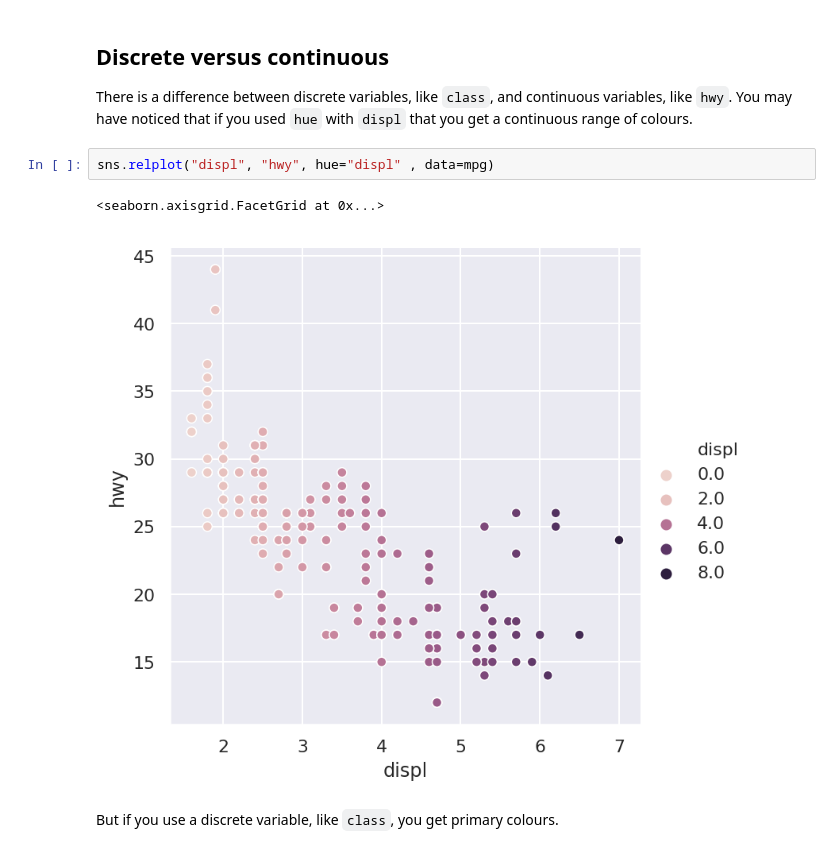
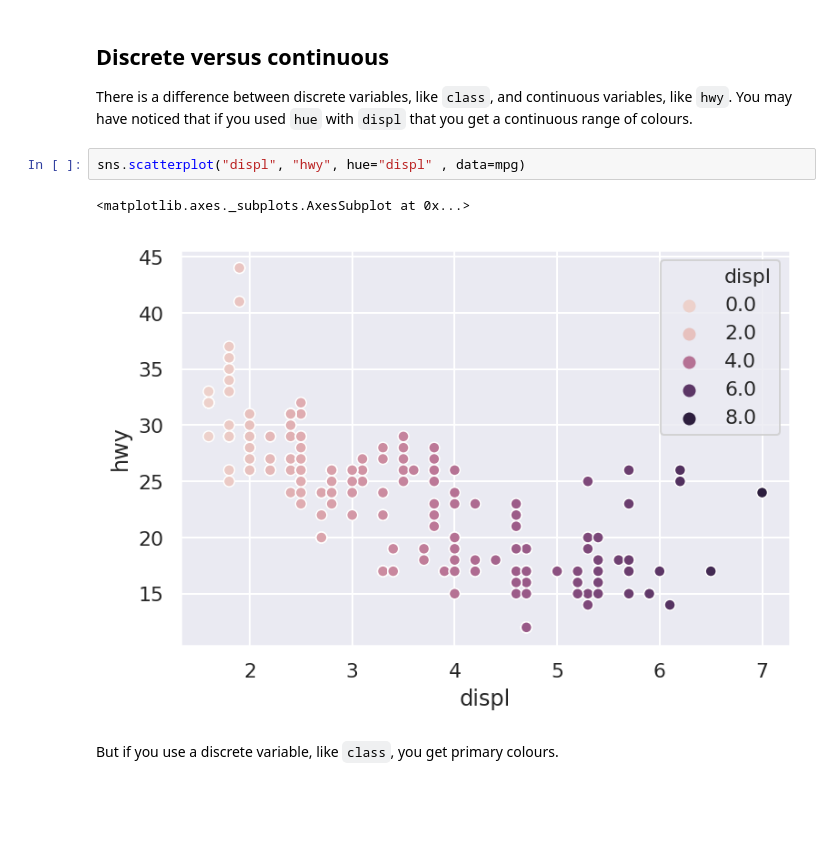
Before and after one commit to drjarno/python-workshop-2020-may, a Jupyter notebook: Chapter 2.ipynb, the cells around one changed output. Saved outputs shown, nothing was run; the diff lists cells and outputs as text; blank space fills up the shorter version.

```diff
--- a/Chapter 2.ipynb
+++ b/Chapter 2.ipynb
@@ -112,10 +117,10 @@ imdone(2,1)
 
 There is a difference between discrete variables, like `class`, and continuous variables, like `hwy`. You may have noticed that if you used `hue` with `displ` that you get a continuous range of colours.
 # %%
-sns.relplot("displ", "hwy", hue="displ" , data=mpg)
+sns.scatterplot("displ", "hwy", hue="displ" , data=mpg)
 # %% [output]
-<seaborn.axisgrid.FacetGrid at 0x...>
+<matplotlib.axes._subplots.AxesSubplot at 0x...>
-[figure, old version]
+[figure, new version]
 # %% [markdown]
 But if you use a discrete variable, like `class`, you get primary colours.
 # %%
```
Also changed, not shown: parts of 58 cells of this notebook.
